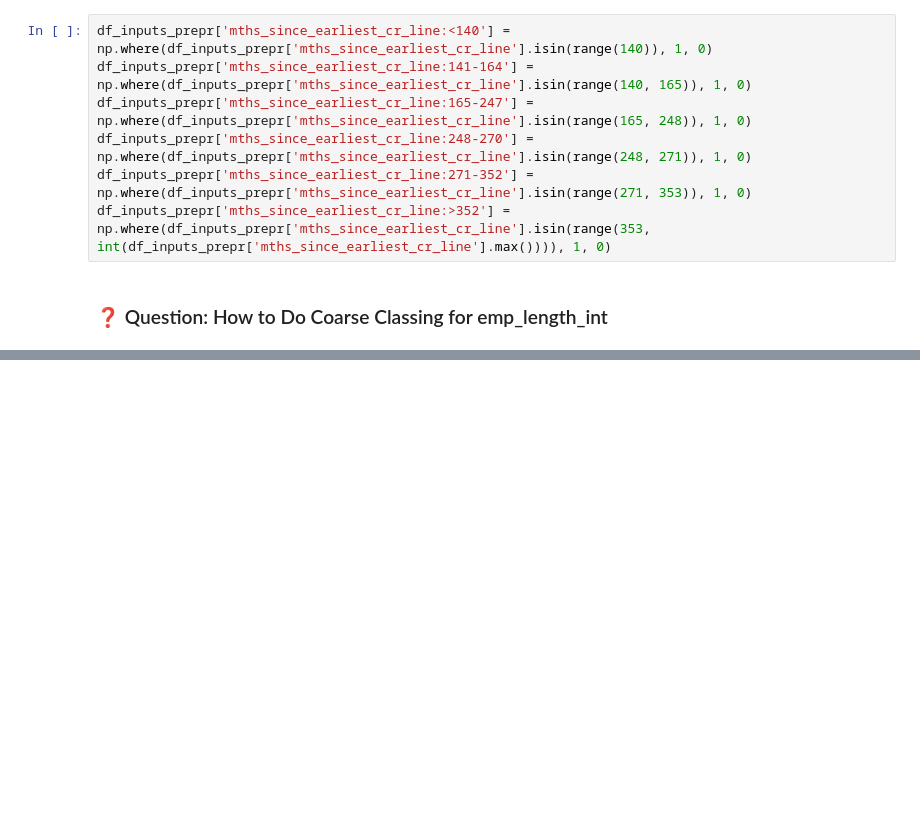
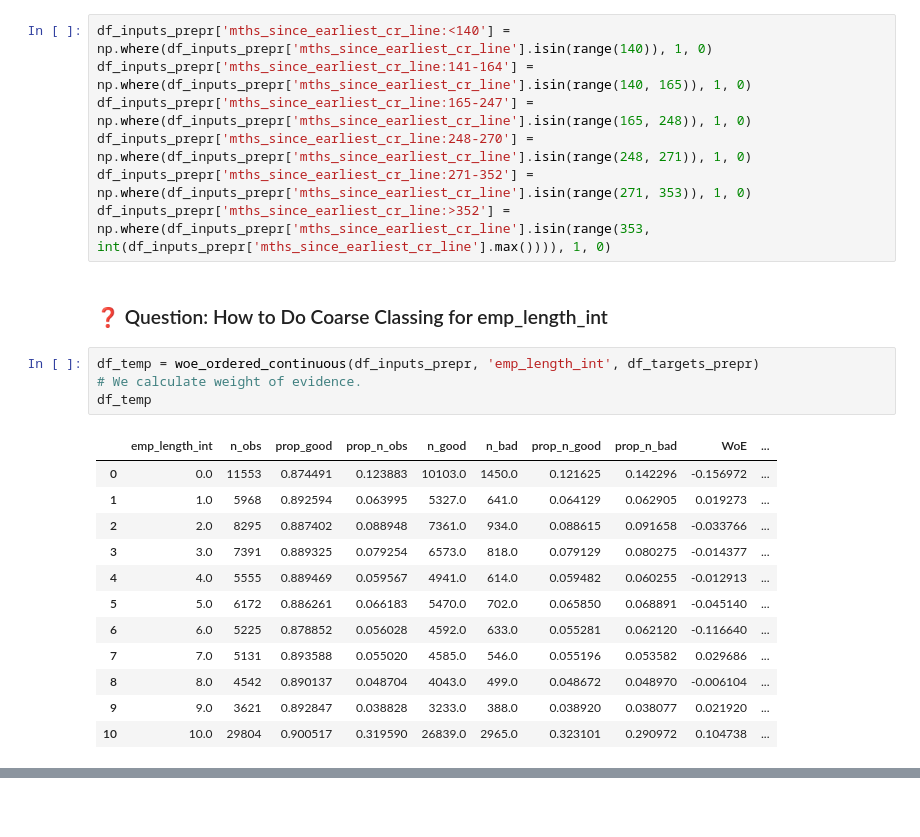
Before and after one commit to JanaAliCS/machine_leanring, a Jupyter notebook: session 4/session4.ipynb, the cells around one changed output, grey strips where cells are left out. Saved outputs shown, nothing was run; the diff lists cells and outputs as text; blank space fills up the shorter version.

```diff
--- a/session 4/session4.ipynb
+++ b/session 4/session4.ipynb
@@ -435,3 +584,20 @@ df_inputs_prepr['mths_since_earliest_cr_line:271-352'] = np.where(df_inputs_prep
 df_inputs_prepr['mths_since_earliest_cr_line:>352'] = np.where(df_inputs_prepr['mths_since_earliest_cr_line'].isin(range(353, int(df_inputs_prepr['mths_since_earliest_cr_line'].max()))), 1, 0)
 # %% [markdown]
 ### ❓ Question: How to Do Coarse Classing for emp_length_int
+# %%
+df_temp = woe_ordered_continuous(df_inputs_prepr, 'emp_length_int', df_targets_prepr)
+# We calculate weight of evidence.
+df_temp
+# %% [output]
+|  | emp_length_int | n_obs | prop_good | prop_n_obs | n_good | n_bad | prop_n_good | prop_n_bad | WoE | ... |
+| 0 | 0.0 | 11553 | 0.874491 | 0.123883 | 10103.0 | 1450.0 | 0.121625 | 0.142296 | -0.156972 | ... |
+| 1 | 1.0 | 5968 | 0.892594 | 0.063995 | 5327.0 | 641.0 | 0.064129 | 0.062905 | 0.019273 | ... |
+| 2 | 2.0 | 8295 | 0.887402 | 0.088948 | 7361.0 | 934.0 | 0.088615 | 0.091658 | -0.033766 | ... |
+| 3 | 3.0 | 7391 | 0.889325 | 0.079254 | 6573.0 | 818.0 | 0.079129 | 0.080275 | -0.014377 | ... |
+| 4 | 4.0 | 5555 | 0.889469 | 0.059567 | 4941.0 | 614.0 | 0.059482 | 0.060255 | -0.012913 | ... |
+| 5 | 5.0 | 6172 | 0.886261 | 0.066183 | 5470.0 | 702.0 | 0.065850 | 0.068891 | -0.045140 | ... |
+| 6 | 6.0 | 5225 | 0.878852 | 0.056028 | 4592.0 | 633.0 | 0.055281 | 0.062120 | -0.116640 | ... |
+| 7 | 7.0 | 5131 | 0.893588 | 0.055020 | 4585.0 | 546.0 | 0.055196 | 0.053582 | 0.029686 | ... |
+| 8 | 8.0 | 4542 | 0.890137 | 0.048704 | 4043.0 | 499.0 | 0.048672 | 0.048970 | -0.006104 | ... |
+| 9 | 9.0 | 3621 | 0.892847 | 0.038828 | 3233.0 | 388.0 | 0.038920 | 0.038077 | 0.021920 | ... |
+| 10 | 10.0 | 29804 | 0.900517 | 0.319590 | 26839.0 | 2965.0 | 0.323101 | 0.290972 | 0.104738 | ... |
```
Also changed, not shown: parts of 26 cells of this notebook.
